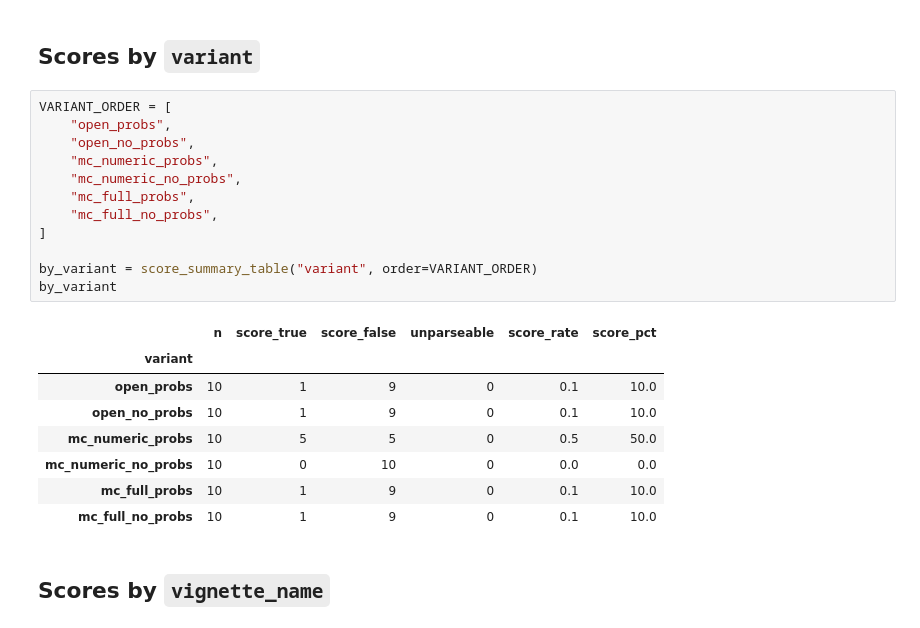
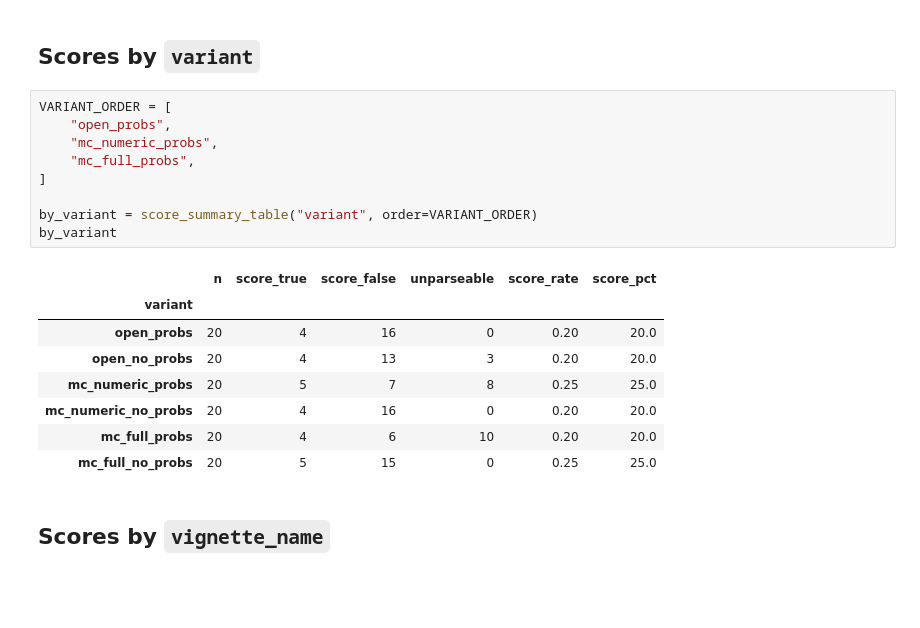
Before and after one commit to FrancisGanong-N/sceptical_llms, a Jupyter notebook: benchmark/base-rate-results.ipynb, the cells around one changed output. Saved outputs shown, nothing was run; the diff lists cells and outputs as text; blank space fills up the shorter version.

```diff
--- a/benchmark/base-rate-results.ipynb
+++ b/benchmark/base-rate-results.ipynb
@@ -190,24 +316,21 @@ by_response_type
 # %%
 VARIANT_ORDER = [
     "open_probs",
-    "open_no_probs",
     "mc_numeric_probs",
-    "mc_numeric_no_probs",
     "mc_full_probs",
-    "mc_full_no_probs",
 ]
 
 by_variant = score_summary_table("variant", order=VARIANT_ORDER)
 by_variant
 # %% [output]
 |  | n | score_true | score_false | unparseable | score_rate | score_pct |
 | variant |  |  |  |  |  |  |
-| open_probs | 10 | 1 | 9 | 0 | 0.1 | 10.0 |
-| open_no_probs | 10 | 1 | 9 | 0 | 0.1 | 10.0 |
-| mc_numeric_probs | 10 | 5 | 5 | 0 | 0.5 | 50.0 |
-| mc_numeric_no_probs | 10 | 0 | 10 | 0 | 0.0 | 0.0 |
-| mc_full_probs | 10 | 1 | 9 | 0 | 0.1 | 10.0 |
-| mc_full_no_probs | 10 | 1 | 9 | 0 | 0.1 | 10.0 |
+| open_probs | 20 | 4 | 16 | 0 | 0.20 | 20.0 |
+| open_no_probs | 20 | 4 | 13 | 3 | 0.20 | 20.0 |
+| mc_numeric_probs | 20 | 5 | 7 | 8 | 0.25 | 25.0 |
+| mc_numeric_no_probs | 20 | 4 | 16 | 0 | 0.20 | 20.0 |
+| mc_full_probs | 20 | 4 | 6 | 10 | 0.20 | 20.0 |
+| mc_full_no_probs | 20 | 5 | 15 | 0 | 0.25 | 25.0 |
 # %% [markdown]
 ## Scores by `vignette_name`
 # %%
```
Also changed, not shown: parts of 12 cells of this notebook, 15 other files.
